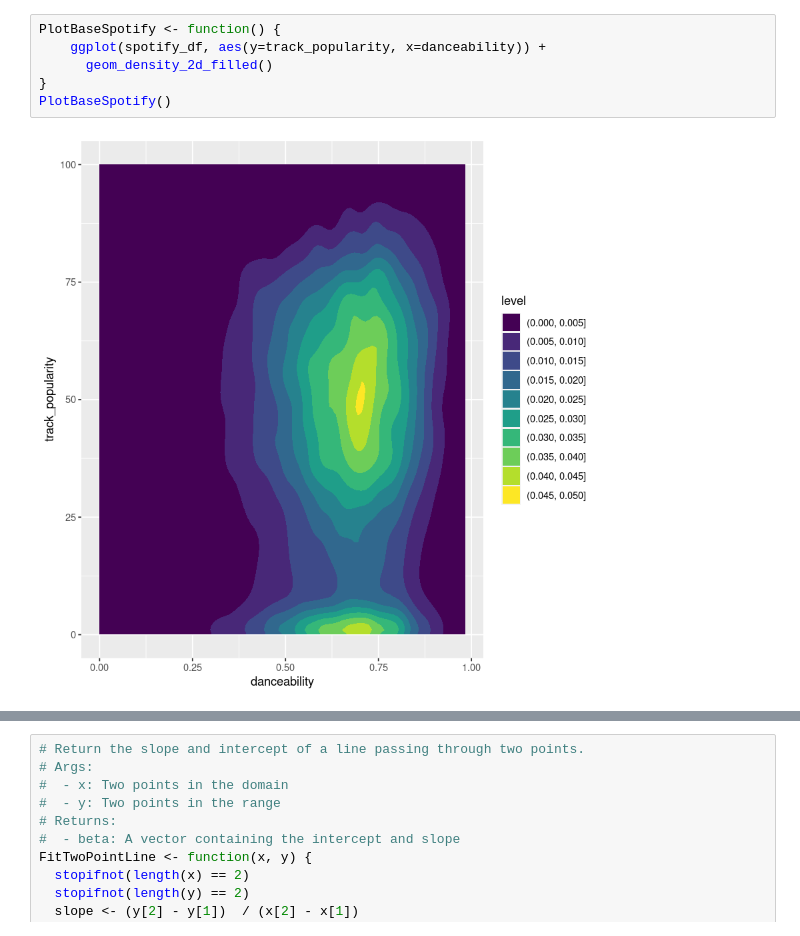
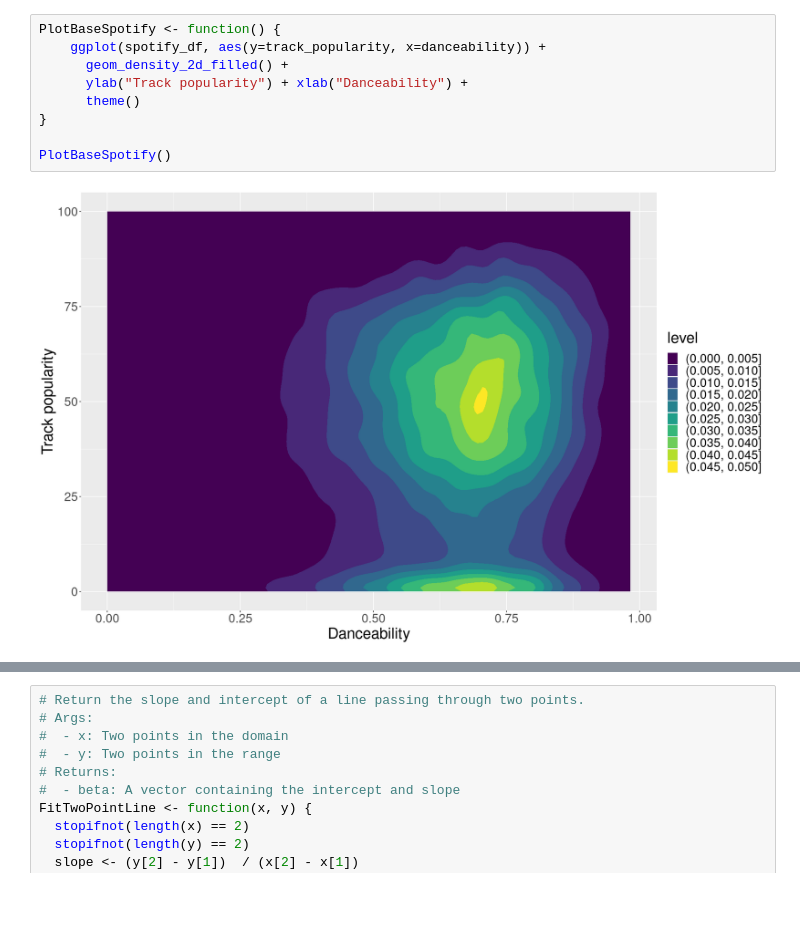
Before and after one commit to berkeley-stat151a/spring-2024, a Jupyter notebook: lectures/Lecture5.out.ipynb, the cells around one changed output, grey strips where cells are left out. Cells and saved outputs as stored; diff of their text form; blank space fills up the shorter version.

```diff
--- a/lectures/Lecture5.out.ipynb
+++ b/lectures/Lecture5.out.ipynb
@@ -29,8 +29,11 @@ interpret:
 # %%
 PlotBaseSpotify <- function() {
     ggplot(spotify_df, aes(y=track_popularity, x=danceability)) +
-      geom_density_2d_filled()
+      geom_density_2d_filled() +
+      ylab("Track popularity") + xlab("Danceability") +
+      theme()
 }
+
 PlotBaseSpotify()
 # %% [output]
-[figure, old version]
+[figure, new version]
```
Also changed, not shown: parts of 40 cells of this notebook, 23 other files.
